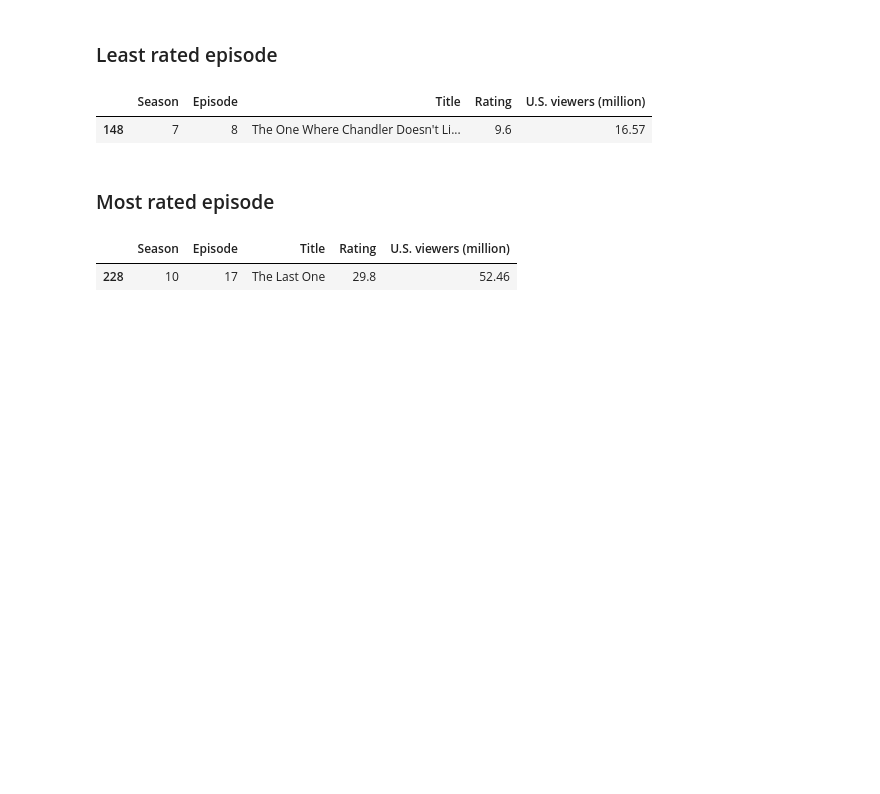
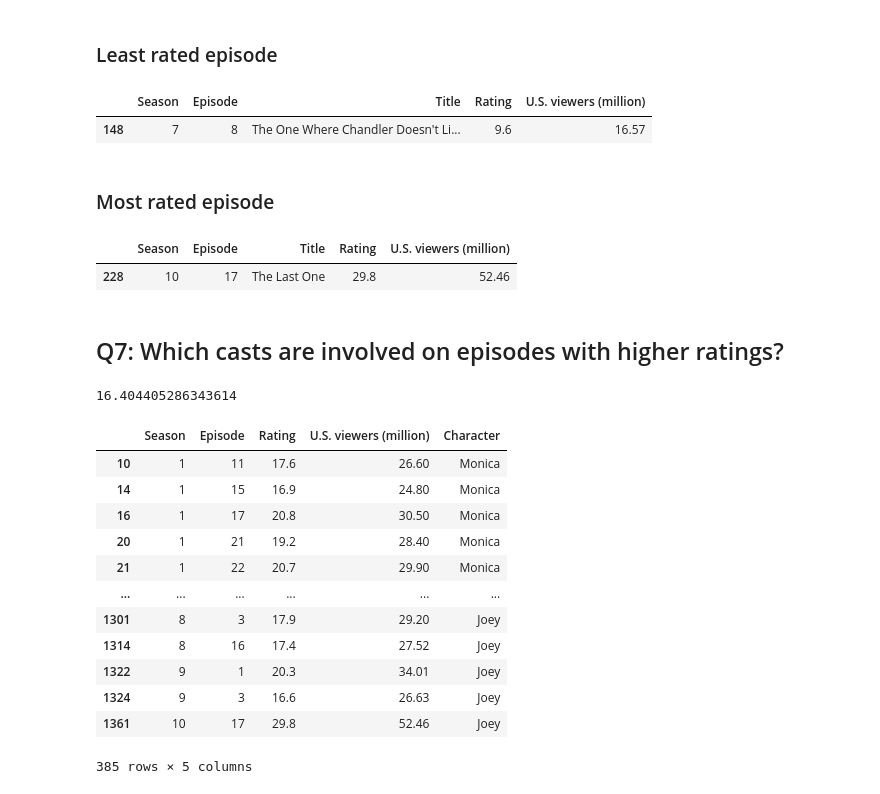
Before and after one commit to amyr11/data-friends-sitcom, a Jupyter notebook: notebooks/main.ipynb, the cells around one changed output. Drawn from its saved outputs; the diff is of its cells as text; code cells hidden in the pictures; blank space fills up the shorter version.

```diff
--- a/notebooks/main.ipynb
+++ b/notebooks/main.ipynb
@@ -432,3 +432,31 @@ friends_df[friends_df['Rating'] == friends_df['Rating'].max()][['Season', 'Episo
 # %% [output]
 |  | Season | Episode | Title | Rating | U.S. viewers (million) |
 | 228 | 10 | 17 | The Last One | 29.8 | 52.46 |
+# %% [markdown]
+## Q7: Which casts are involved on episodes with higher ratings?
+# %%
+# We compute the average rating to compare episodes with ratings above average later
+avg_rating = friends_df['Rating'].mean()
+
+avg_rating
+# %% [output]
+16.404405286343614
+# %%
+# Filter the characters that are involved on episodes with above average rating
+character_exposure_high_rating = character_exposure[character_exposure['Rating'] > avg_rating]
+
+character_exposure_high_rating
+# %% [output]
+|  | Season | Episode | Rating | U.S. viewers (million) | Character |
+| 10 | 1 | 11 | 17.6 | 26.60 | Monica |
+| 14 | 1 | 15 | 16.9 | 24.80 | Monica |
+| 16 | 1 | 17 | 20.8 | 30.50 | Monica |
+| 20 | 1 | 21 | 19.2 | 28.40 | Monica |
+| 21 | 1 | 22 | 20.7 | 29.90 | Monica |
+| ... | ... | ... | ... | ... | ... |
+| 1301 | 8 | 3 | 17.9 | 29.20 | Joey |
+| 1314 | 8 | 16 | 17.4 | 27.52 | Joey |
+| 1322 | 9 | 1 | 20.3 | 34.01 | Joey |
+| 1324 | 9 | 3 | 16.6 | 26.63 | Joey |
+| 1361 | 10 | 17 | 29.8 | 52.46 | Joey |
+385 rows × 5 columns
```
Also changed, not shown: parts of 3 cells of this notebook.
